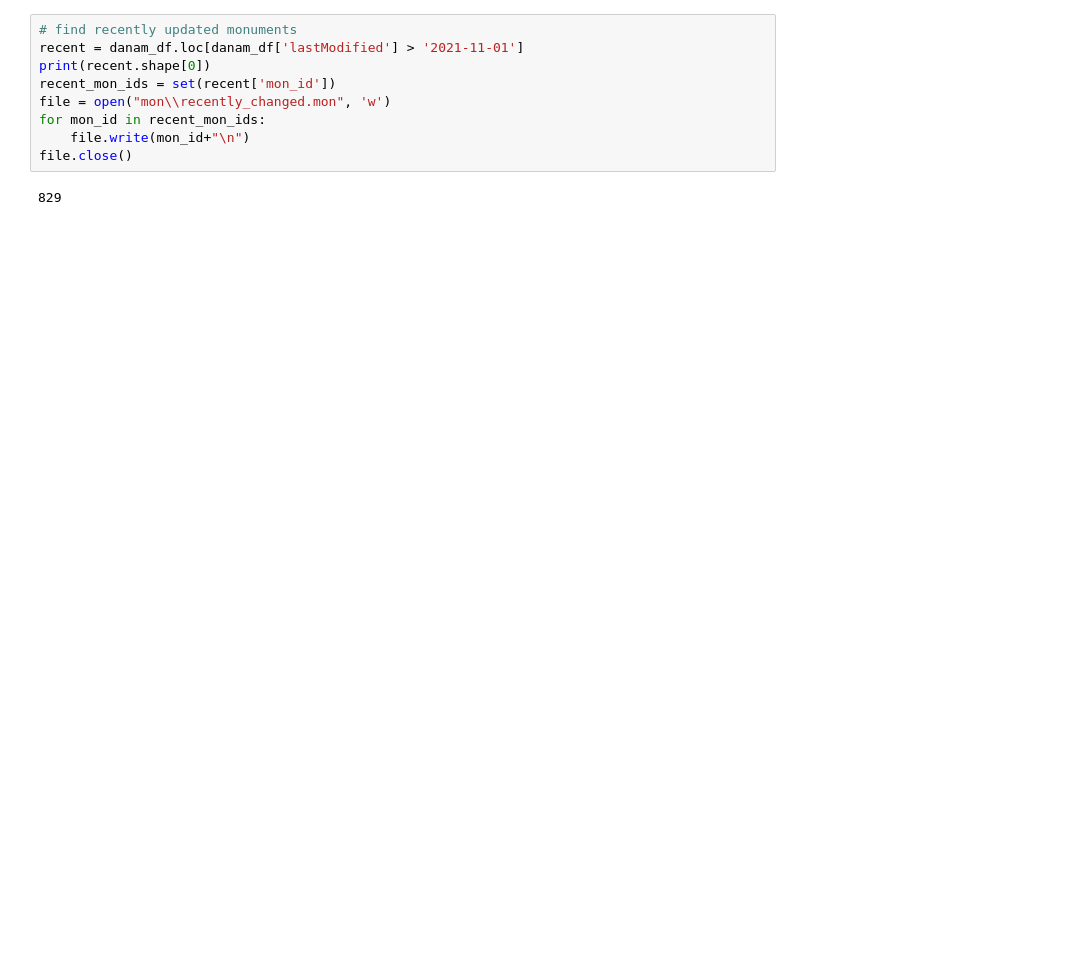
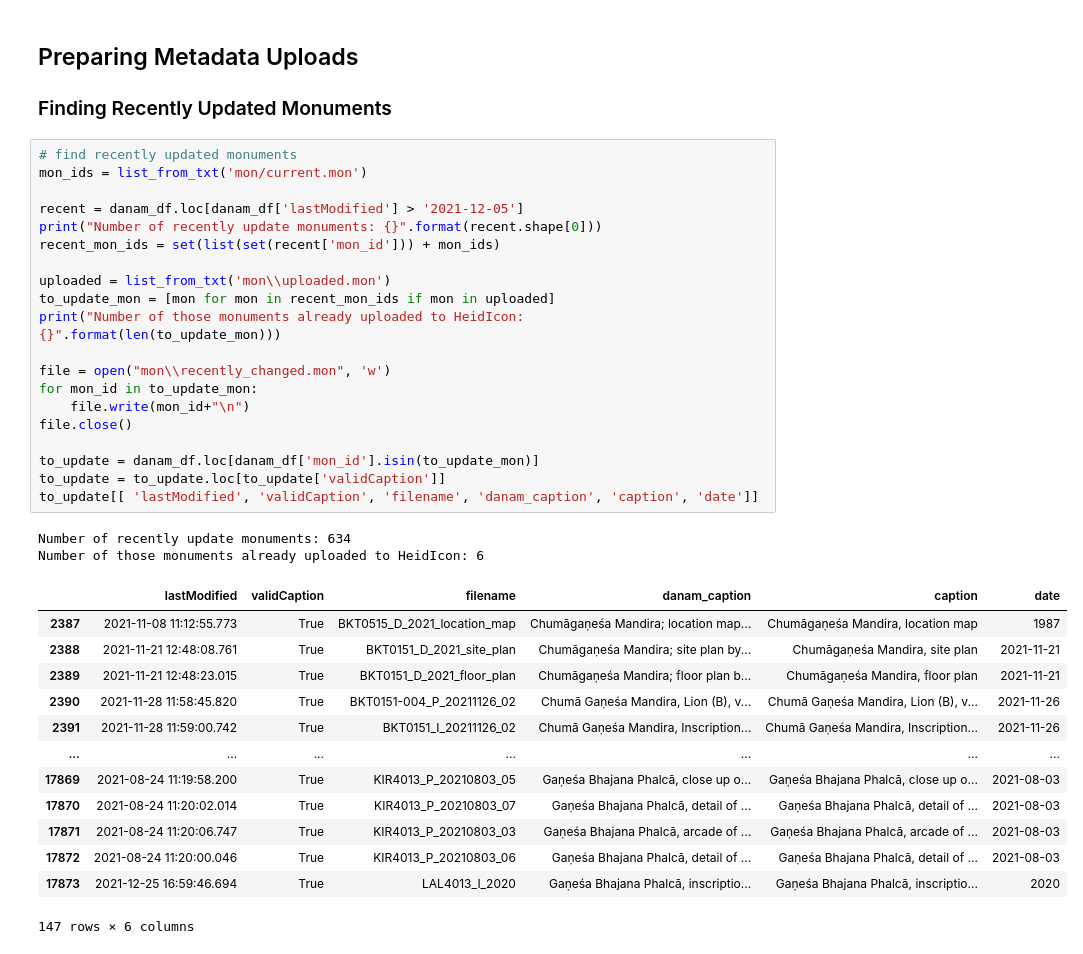
Before and after one commit to mlilyd/danammeta2csv, a Jupyter notebook: image_metadata.ipynb, the cells around one changed output. Saved outputs shown, nothing was run; the diff lists cells and outputs as text; blank space fills up the shorter version.

```diff
--- a/image_metadata.ipynb
+++ b/image_metadata.ipynb
@@ -94,11 +78,39 @@ mon[[ 'validCaption', 'filename', 'danam_caption']].sort_values('validCaption')
+# %% [markdown]
+## Preparing Metadata Uploads
+### Finding Recently Updated Monuments
 # %%
 # find recently updated monuments
-recent = danam_df.loc[danam_df['lastModified'] > '2021-11-01']
-print(recent.shape[0])
-recent_mon_ids = set(recent['mon_id'])
+mon_ids = list_from_txt('mon/current.mon')
+
+recent = danam_df.loc[danam_df['lastModified'] > '2021-12-05']
+print("Number of recently update monuments: {}".format(recent.shape[0]))
+recent_mon_ids = set(list(set(recent['mon_id'])) + mon_ids)
+
+uploaded = list_from_txt('mon\\uploaded.mon')
+to_update_mon = [mon for mon in recent_mon_ids if mon in uploaded]
+print("Number of those monuments already uploaded to HeidIcon: {}".format(len(to_update_mon)))
+
 file = open("mon\\recently_changed.mon", 'w')
-for mon_id in recent_mon_ids:
+for mon_id in to_update_mon:
     file.write(mon_id+"\n")
 file.close()
+
+to_update = danam_df.loc[danam_df['mon_id'].isin(to_update_mon)]
+to_update = to_update.loc[to_update['validCaption']]
+to_update[[ 'lastModified', 'validCaption', 'filename', 'danam_caption', 'caption', 'date']]
 # %% [output]
-829
+Number of recently update monuments: 634
+Number of those monuments already uploaded to HeidIcon: 6
+|  | lastModified | validCaption | filename | danam_caption | caption | date |
+| 2387 | 2021-11-08 11:12:55.773 | True | BKT0515_D_2021_location_map | Chumāgaṇeśa Mandira; location map... | Chumāgaṇeśa Mandira, location map | 1987 |
+| 2388 | 2021-11-21 12:48:08.761 | True | BKT0151_D_2021_site_plan | Chumāgaṇeśa Mandira; site plan by... | Chumāgaṇeśa Mandira, site plan | 2021-11-21 |
+| 2389 | 2021-11-21 12:48:23.015 | True | BKT0151_D_2021_floor_plan | Chumāgaṇeśa Mandira; floor plan b... | Chumāgaṇeśa Mandira, floor plan | 2021-11-21 |
+| 2390 | 2021-11-28 11:58:45.820 | True | BKT0151-004_P_20211126_02 | Chumā Gaṇeśa Mandira, Lion (B), v... | Chumā Gaṇeśa Mandira, Lion (B), v... | 2021-11-26 |
+| 2391 | 2021-11-28 11:59:00.742 | True | BKT0151_I_20211126_02 | Chumā Gaṇeśa Mandira, Inscription... | Chumā Gaṇeśa Mandira, Inscription... | 2021-11-26 |
+| ... | ... | ... | ... | ... | ... | ... |
+| 17869 | 2021-08-24 11:19:58.200 | True | KIR4013_P_20210803_05 | Gaṇeśa Bhajana Phalcā, close up o... | Gaṇeśa Bhajana Phalcā, close up o... | 2021-08-03 |
+| 17870 | 2021-08-24 11:20:02.014 | True | KIR4013_P_20210803_07 | Gaṇeśa Bhajana Phalcā, detail of ... | Gaṇeśa Bhajana Phalcā, detail of ... | 2021-08-03 |
+| 17871 | 2021-08-24 11:20:06.747 | True | KIR4013_P_20210803_03 | Gaṇeśa Bhajana Phalcā, arcade of ... | Gaṇeśa Bhajana Phalcā, arcade of ... | 2021-08-03 |
+| 17872 | 2021-08-24 11:20:00.046 | True | KIR4013_P_20210803_06 | Gaṇeśa Bhajana Phalcā, detail of ... | Gaṇeśa Bhajana Phalcā, detail of ... | 2021-08-03 |
+| 17873 | 2021-12-25 16:59:46.694 | True | LAL4013_I_2020 | Gaṇeśa Bhajana Phalcā, inscriptio... | Gaṇeśa Bhajana Phalcā, inscriptio... | 2020 |
+147 rows × 6 columns
```
Also changed, not shown: parts of 20 cells of this notebook, 23 other files.
